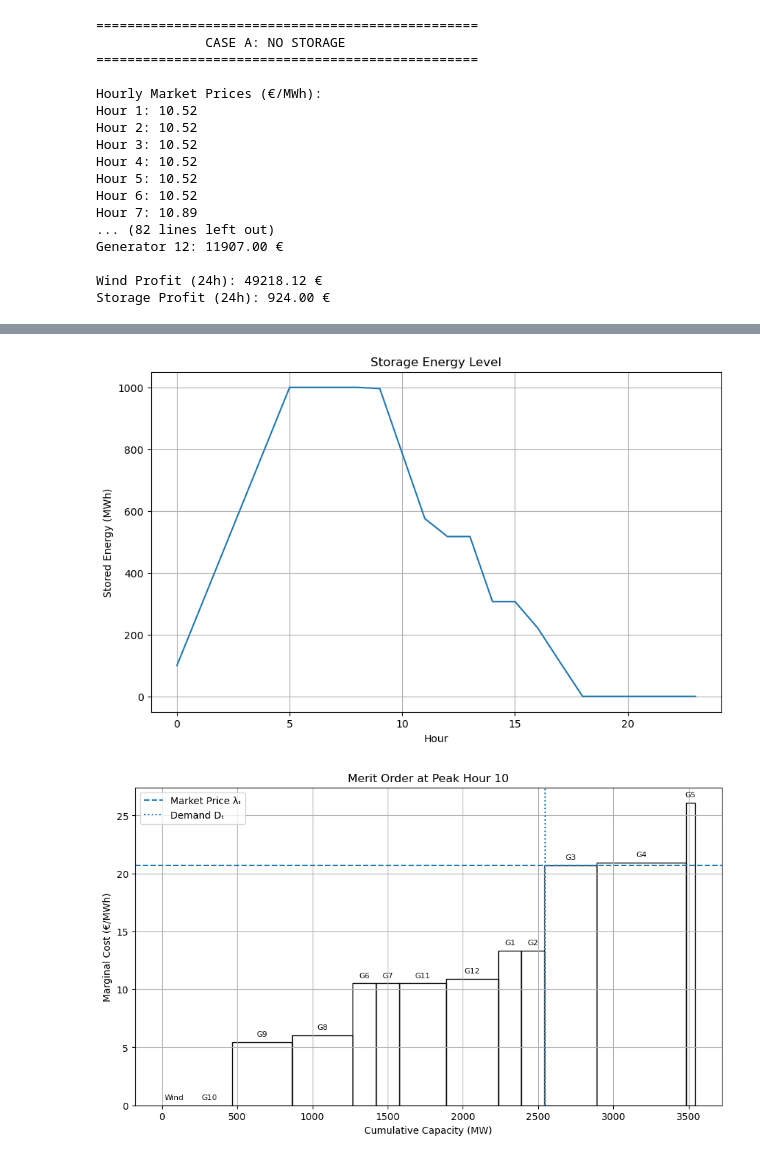
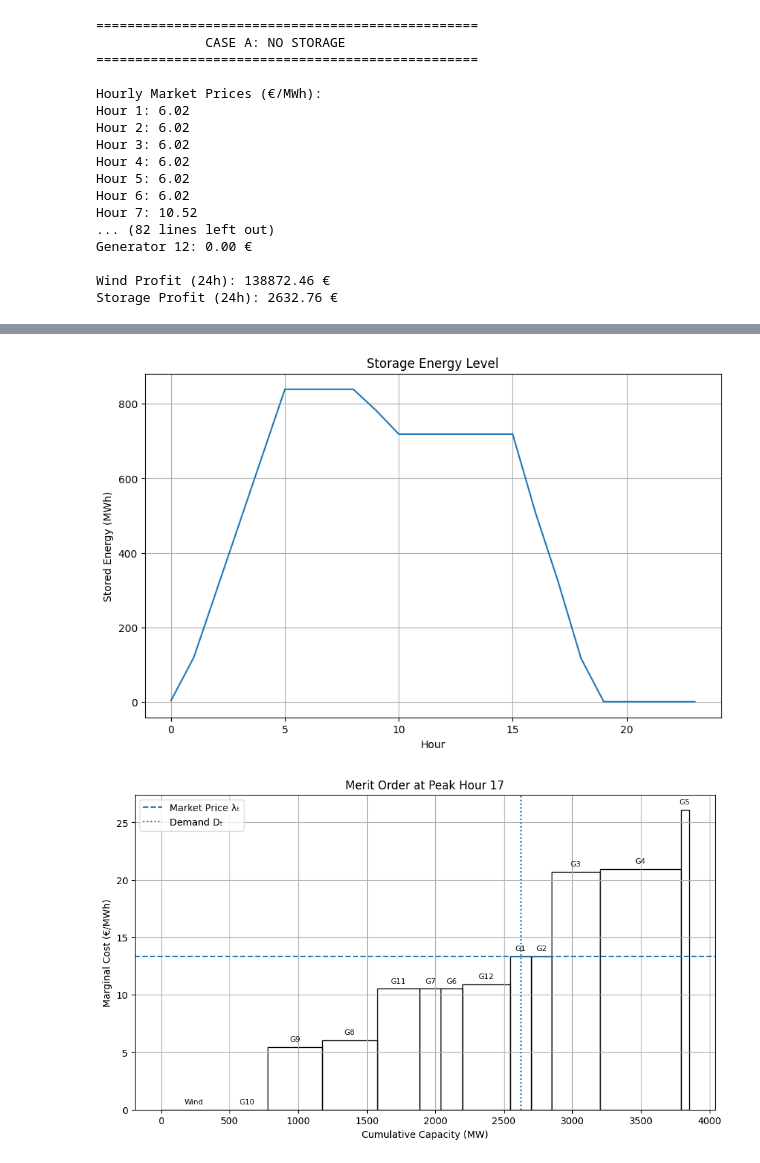
Before and after one commit to KonstantinosKountras/46755-electricity-market-clearing_Asgn1, a Jupyter notebook: Assignment1_2MultipleHours_StorageIntegration.ipynb, the cells around one changed output, grey strips where cells are left out. Drawn from its saved outputs; the diff is of its cells as text; code cells hidden in the pictures.

Commit message:
Extend Assignment 1: add 6-node wind profiles, update nodal model, integrate multi-hour storage, and start balancing market implementation

```diff
--- a/Assignment1_2MultipleHours_StorageIntegration.ipynb
+++ b/Assignment1_2MultipleHours_StorageIntegration.ipynb
@@ -112,9 +123,9 @@ def solve_model(USE_STORAGE):
                         ub={(i,t): P_max[i] for i in G for t in T},
                         name="p_i")
 
-    p_w = model.addVars(T, lb=0,
-                        ub={t: P_w_bar[t] for t in T},
-                        name="p_w")
+    p_w = model.addVars(W, T, lb=0,
+                    ub={(w,t): P_w_bar[w][t] for w in W for t in T},
+                    name="p_w")
 
     d_d = model.addVars(T, lb=0,
                         ub={t: D_t[t] for t in T},
@@ -149,21 +160,20 @@ def solve_model(USE_STORAGE):
     for t in T:
         if USE_STORAGE:
             balance[t] = model.addConstr(
-                gp.quicksum(p_i[i,t] for i in G)
-                + p_w[t]
-                + p_dis[t]
-                ==
-                d_d[t]
-                + p_ch[t]
-            )
+            gp.quicksum(p_i[i,t] for i in G)
+            + gp.quicksum(p_w[w,t] for w in W)
+            + p_dis[t]
+            ==
+            d_d[t]
+            + p_ch[t]
+        )
         else:
             balance[t] = model.addConstr(
-                gp.quicksum(p_i[i,t] for i in G)
-                + p_w[t]
-                ==
-                d_d[t]
-            )
-
+            gp.quicksum(p_i[i,t] for i in G)
+            + gp.quicksum(p_w[w,t] for w in W)
+            ==
+            d_d[t]
+        )
     # -----------------------------
     # Storage dynamics
     # -----------------------------
@@ -243,7 +253,7 @@ for i in G:
     print(f"Generator {i+1}: {profit_i:.2f} €")
 
 # 5 Wind profit
-wind_profit_ns = sum(lambda_ns[t] * p_w_ns[t].X for t in T)
+wind_profit_ns = sum(lambda_ns[t] * p_w_ns[w,t].X for w in W for t in T)
 print(f"\nWind Profit (24h): {wind_profit_ns:.2f} €")
 
 
@@ -272,7 +282,7 @@ for i in G:
     print(f"Generator {i+1}: {profit_i:.2f} €")
 
 # 5 Wind profit
-wind_profit_s = sum(lambda_s[t] * p_w_s[t].X for t in T)
+wind_profit_s = sum(lambda_s[t] * p_w_s[w,t].X for w in W for t in T)
 print(f"\nWind Profit (24h): {wind_profit_s:.2f} €")
 
 # 6 Storage profit
@@ -284,18 +294,18 @@ print(f"Storage Profit (24h): {storage_profit:.2f} €")
 =================================================
 
 Hourly Market Prices (€/MWh):
-Hour 1: 10.52
-Hour 2: 10.52
-Hour 3: 10.52
-Hour 4: 10.52
-Hour 5: 10.52
-Hour 6: 10.52
-Hour 7: 10.89
+Hour 1: 6.02
+Hour 2: 6.02
+Hour 3: 6.02
+Hour 4: 6.02
+Hour 5: 6.02
+Hour 6: 6.02
+Hour 7: 10.52
 ... (82 lines left out)
-Generator 12: 11907.00 €
+Generator 12: 0.00 €
 
-Wind Profit (24h): 49218.12 €
-Storage Profit (24h): 924.00 €
+Wind Profit (24h): 138872.46 €
+Storage Profit (24h): 2632.76 €
 # %%
 import matplotlib.pyplot as plt
 import pandas as pd
@@ -375,7 +385,7 @@ peak_hour = max(lambda_ns, key=lambda_ns.get)
 
 lambda_peak = lambda_ns[peak_hour]
 D_peak = D_t[peak_hour]
-P_w_peak = P_w_bar[peak_hour]
+P_w_peak = sum(P_w_bar[w][peak_hour] for w in W)
 
 gen_data = pd.DataFrame({
     "unit": [f"G{i}" for i in range(1, 13)],
@@ -433,2 +443,2 @@ plt.show()
-[figure, old version]
+[figure, new version]
-[figure, old version]
+[figure, new version]
```
Also changed, not shown: parts of 3 cells of this notebook, 10 other files.
